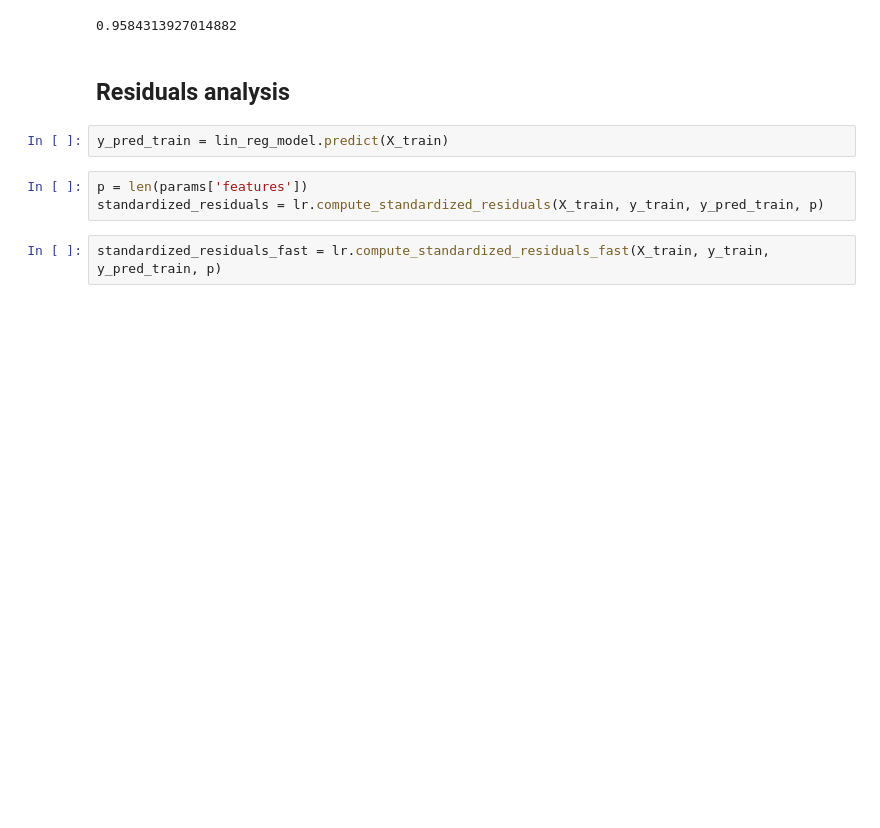
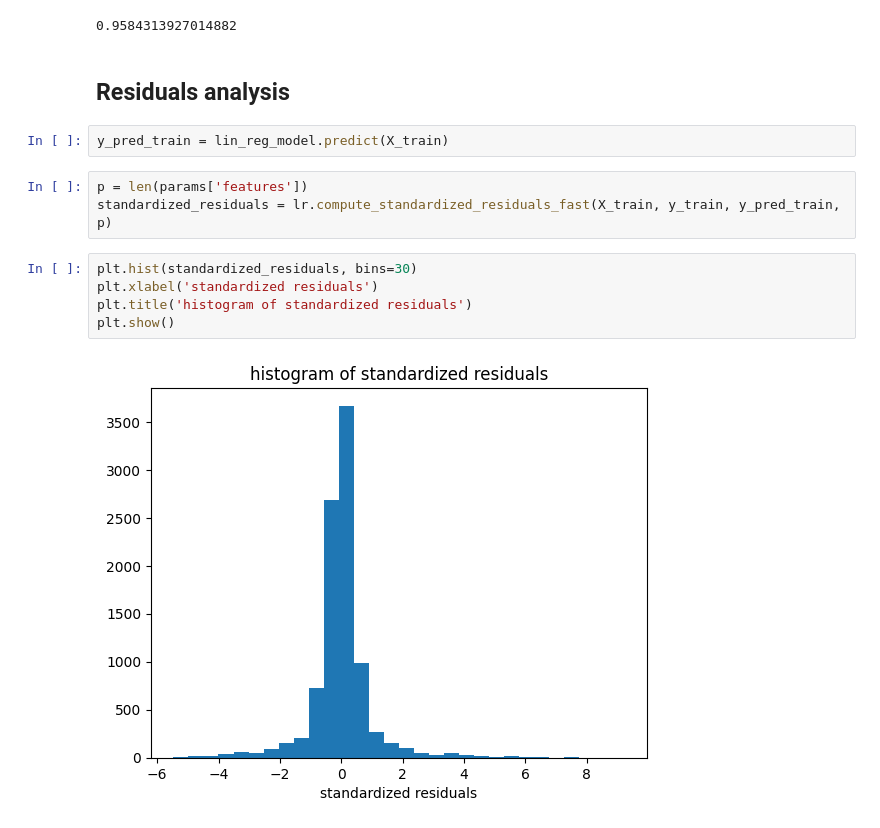
Before and after one commit to AmbroiseTHIBAULT/survey-ML-finance, a Jupyter notebook: options_pricing/notebooks/main_linear_reg.ipynb, the cells around one changed output. Saved outputs shown, nothing was run; the diff lists cells and outputs as text; blank space fills up the shorter version.

Commit message:
plot of quantile quantile & verifying homosceasticitiy & shapiro wilk test

```diff
--- a/options_pricing/notebooks/main_linear_reg.ipynb
+++ b/options_pricing/notebooks/main_linear_reg.ipynb
@@ -72,6 +75,11 @@ print(r2)
 y_pred_train = lin_reg_model.predict(X_train)
 # %%
 p = len(params['features'])
-standardized_residuals = lr.compute_standardized_residuals(X_train, y_train, y_pred_train, p)
+standardized_residuals = lr.compute_standardized_residuals_fast(X_train, y_train, y_pred_train, p)
-# %%
-standardized_residuals_fast = lr.compute_standardized_residuals_fast(X_train, y_train, y_pred_train, p)
+# %%
+plt.hist(standardized_residuals, bins=30)
+plt.xlabel('standardized residuals')
+plt.title('histogram of standardized residuals')
+plt.show()
+# %% [output]
+[figure, added]
```
Also changed, not shown: parts of 5 cells of this notebook.
